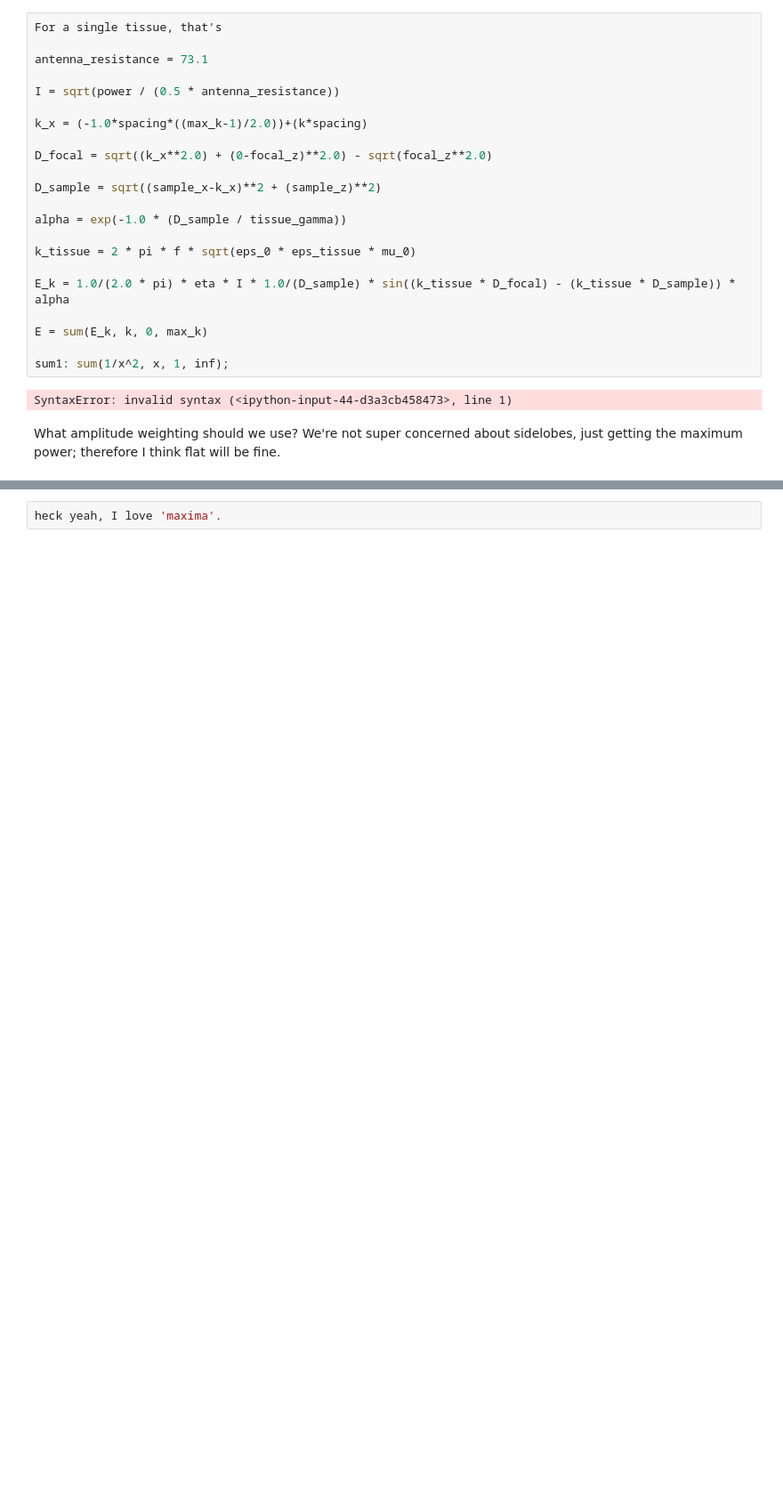
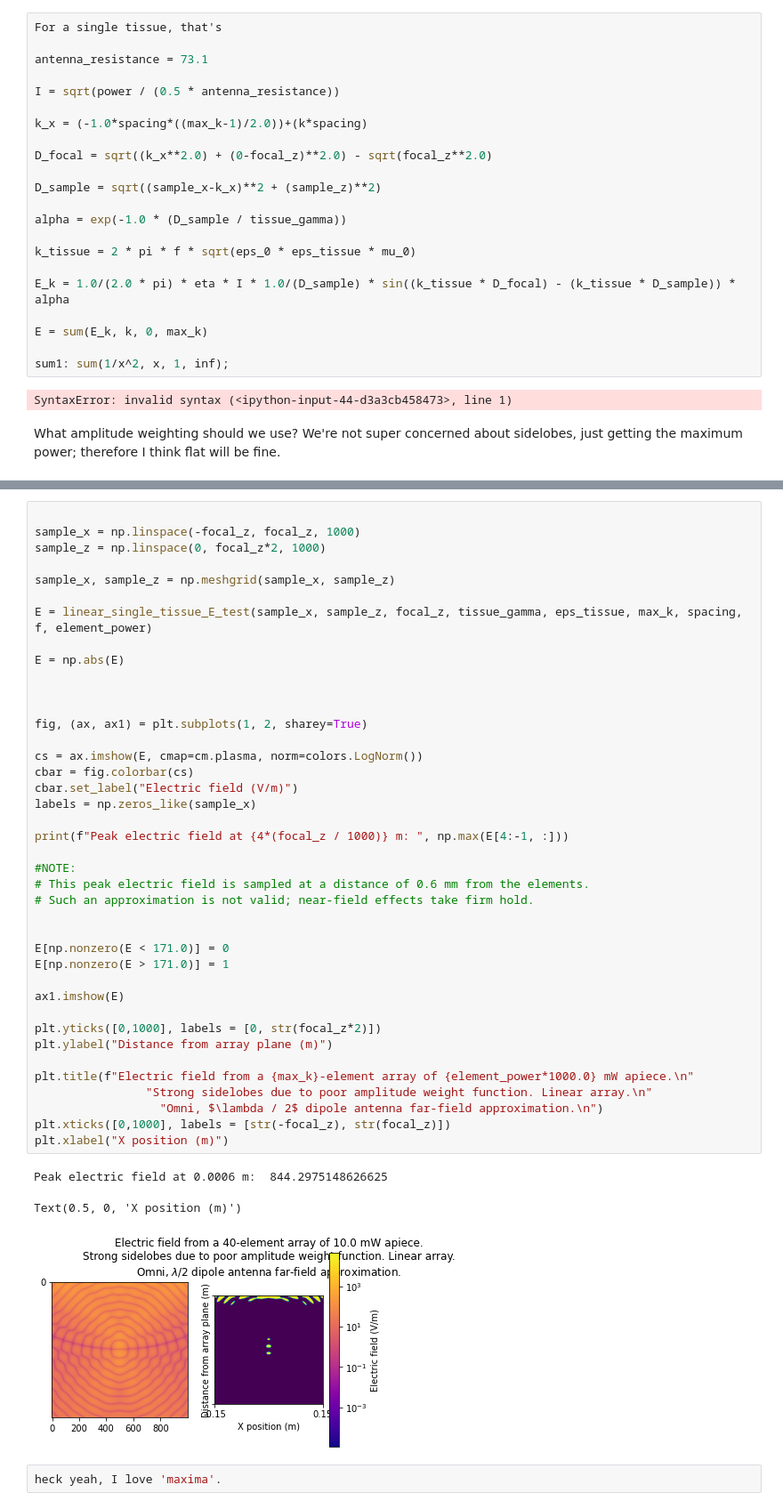
Before and after one commit to 0xDBFB7/covidinator, a Jupyter notebook: documents/phased_array_optimize.ipynb, the cells around one changed output, grey strips where cells are left out. Shown at 89% size. Drawn from its saved outputs; the diff is of its cells as text; blank space fills up the shorter version.

```diff
--- a/documents/phased_array_optimize.ipynb
+++ b/documents/phased_array_optimize.ipynb
@@ -165,2 +222,46 @@ IndexError: invalid index to scalar variable.
+# %%
+
+sample_x = np.linspace(-focal_z, focal_z, 1000)
+sample_z = np.linspace(0, focal_z*2, 1000)
+
+sample_x, sample_z = np.meshgrid(sample_x, sample_z)
+
+E = linear_single_tissue_E_test(sample_x, sample_z, focal_z, tissue_gamma, eps_tissue, max_k, spacing, f, element_power)
+
+E = np.abs(E)
+
+
+
+fig, (ax, ax1) = plt.subplots(1, 2, sharey=True)
+
+cs = ax.imshow(E, cmap=cm.plasma, norm=colors.LogNorm())
+cbar = fig.colorbar(cs)
+cbar.set_label("Electric field (V/m)")
+labels = np.zeros_like(sample_x)
+
+print(f"Peak electric field at {4*(focal_z / 1000)} m: ", np.max(E[4:-1, :]))
+
+#NOTE:
+# This peak electric field is sampled at a distance of 0.6 mm from the elements.
+# Such an approximation is not valid; near-field effects take firm hold.
+
+
+E[np.nonzero(E < 171.0)] = 0
+E[np.nonzero(E > 171.0)] = 1
+
+ax1.imshow(E)
+
+plt.yticks([0,1000], labels = [0, str(focal_z*2)])
+plt.ylabel("Distance from array plane (m)")
+
+plt.title(f"Electric field from a {max_k}-element array of {element_power*1000.0} mW apiece.\n"
+                "Strong sidelobes due to poor amplitude weight function. Linear array.\n"
+                  "Omni, $\lambda / 2$ dipole antenna far-field approximation.\n")
+plt.xticks([0,1000], labels = [str(-focal_z), str(focal_z)])
+plt.xlabel("X position (m)")
+# %% [output]
+Peak electric field at 0.0006 m:  844.2975148626625
+Text(0.5, 0, 'X position (m)')
+[figure, added]
 # %%
 heck yeah, I love 'maxima'.
```
Also changed, not shown: parts of 3 cells of this notebook, 5 other files.
